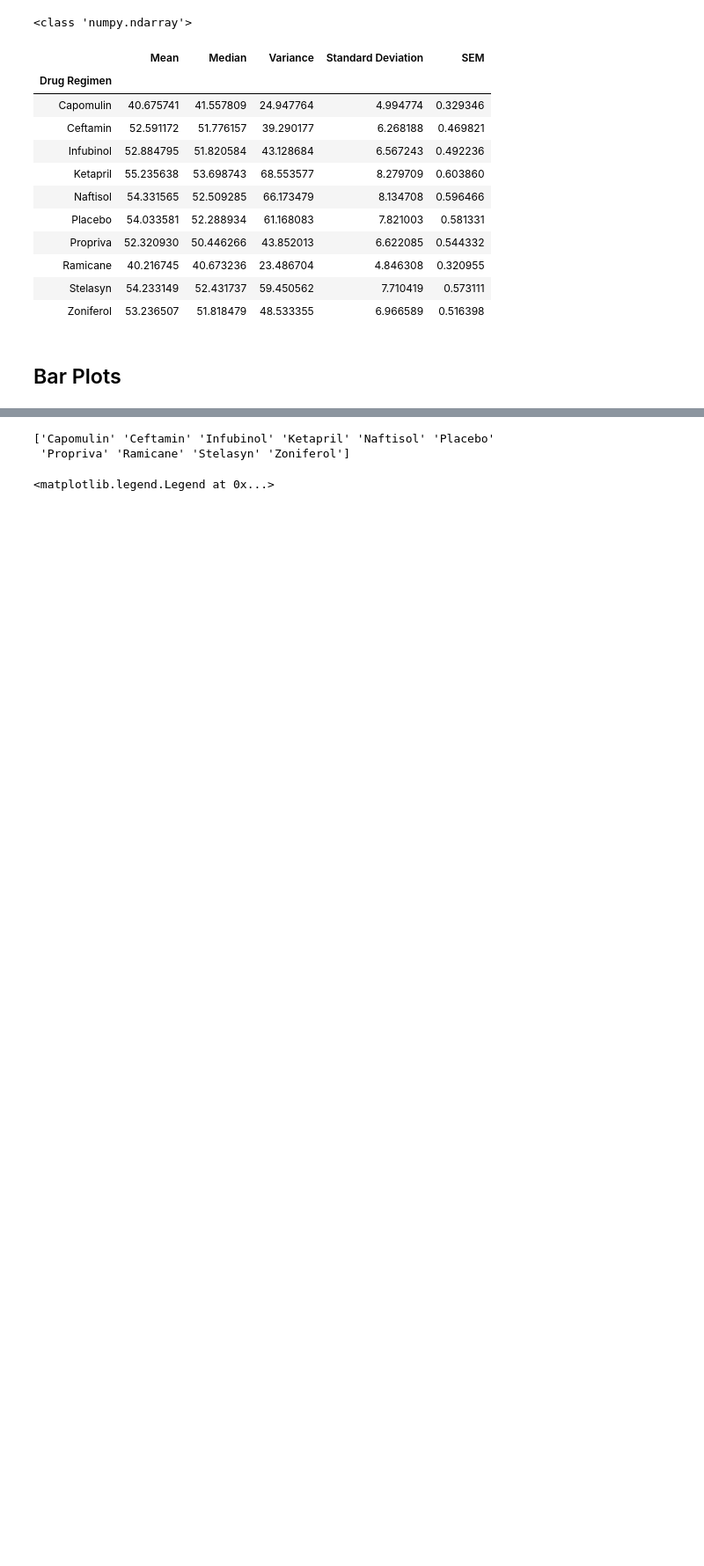
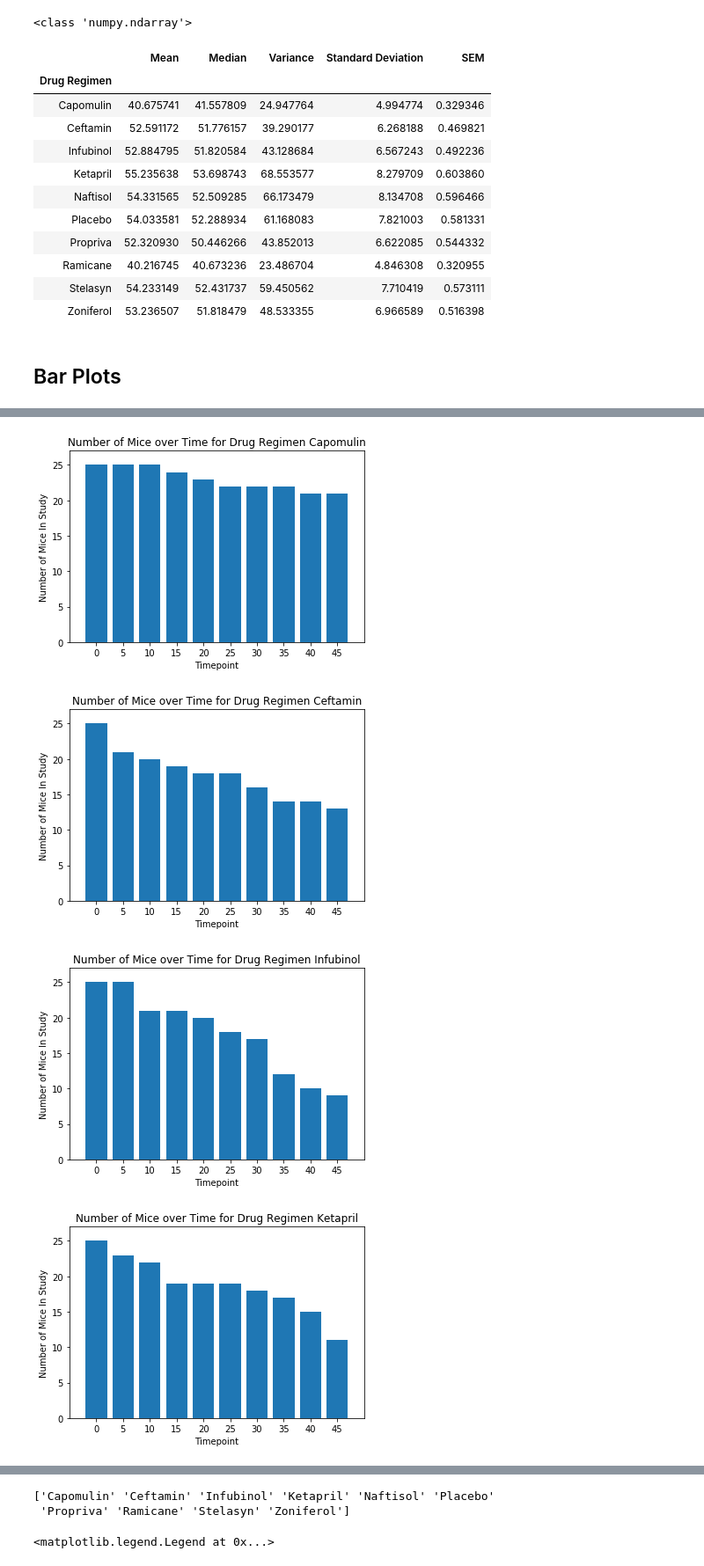
Before and after one commit to gshreve01/Matplot-Challenge, a Jupyter notebook: Pymaceuticals/pymaceuticals.ipynb, the cells around one changed output, grey strips where cells are left out. Shown: that part at 88% size. Cells and saved outputs as stored; diff of their text form; code cells hidden in the pictures; blank space fills up the shorter version.

```diff
--- a/Pymaceuticals/pymaceuticals.ipynb
+++ b/Pymaceuticals/pymaceuticals.ipynb
@@ -244,0 +267,29 @@ max_number_of_mice = mice_by_timepoint.iloc[0:1].max(axis=1)[0]
+# %%
+# using pyplt -------
+# Generate a bar plot showing the number of mice per time point
+#for each treatment throughout the course of the study.
+x_axis = np.arange(len(timepoints))
+
+for regimen in regimens:
+    plt.bar(x_axis
+            , group_data[regimen]
+            )
+
+    # Set the ticks based on timepoints
+    plt.xticks(np.arange(len(timepoints)), timepoints)
+
+    plt.title(f"Number of Mice over Time for Drug Regimen {regimen}")
+    # Set the x and y labels to same as before
+    #TODO: convert to variable to allow for standardization
+    plt.xlabel('Timepoint')
+    plt.ylabel('Number of Mice In Study')
+
+    # Set the x and y limits to the same as other bar graph
+    plt.ylim(0,max_number_of_mice + 2)
+    plt.xlim(-1, len(timepoints))
+    plt.show()
+# %% [output]
+[figure, added]
+[figure, added]
+[figure, added]
+[figure, added]
```
Also changed, not shown: parts of 7 cells of this notebook.
